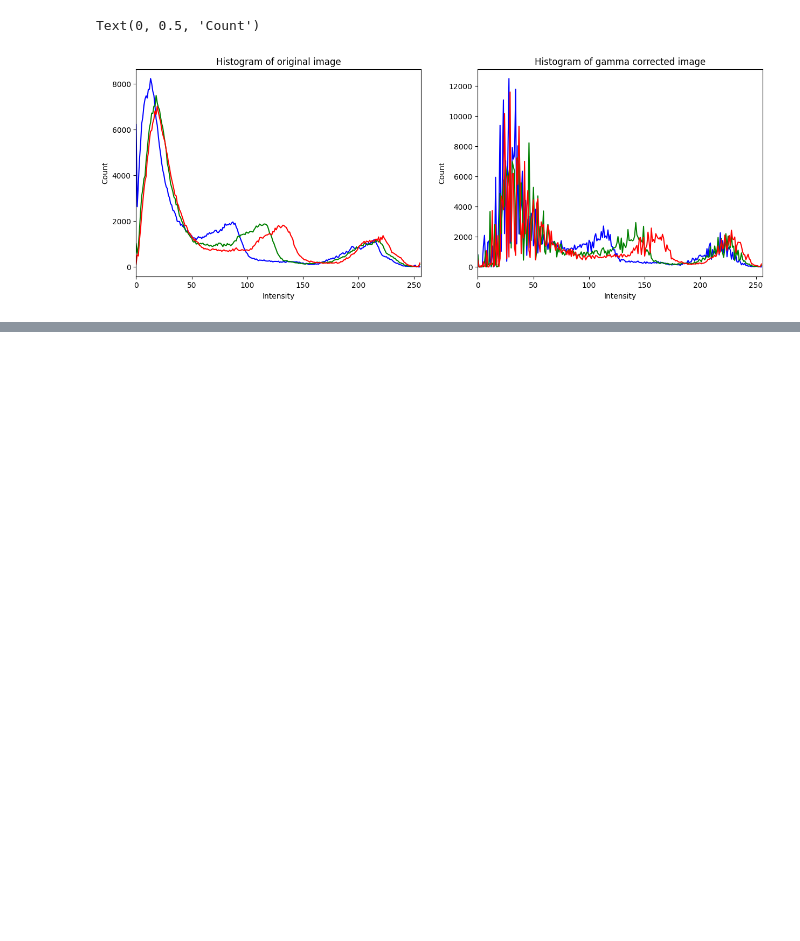
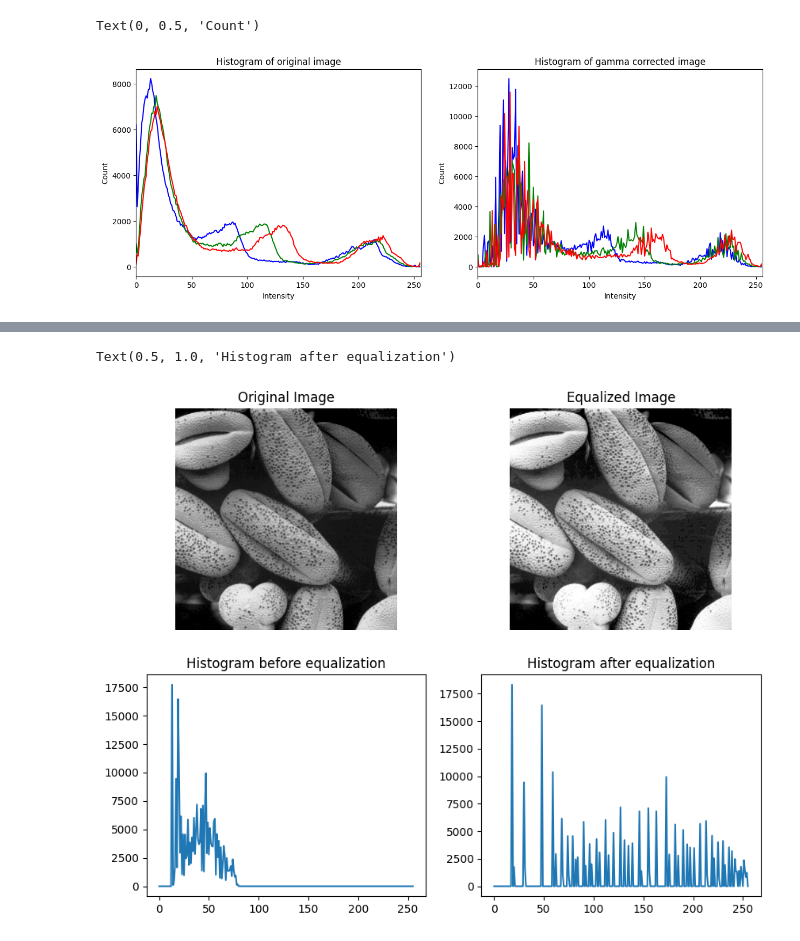
Before and after one commit to Anuki16/EN3160-assignment1, a Jupyter notebook: assignment1.ipynb, the cells around one changed output, grey strips where cells are left out. Drawn from its saved outputs; the diff is of its cells as text; code cells hidden in the pictures; blank space fills up the shorter version.

```diff
--- a/assignment1.ipynb
+++ b/assignment1.ipynb
@@ -196,0 +179,35 @@ array([[29, 26, 28, ..., 31, 36, 41],
+# %%
+# Question 5
+
+def hist_equalize(image):
+    total = image.shape[0] * image.shape[1]
+    hist, bins = np.histogram(image.ravel(), 256, [0, 256])
+    cdf = hist.cumsum()
+    transform = cdf * 255 / total
+    equalized_image = transform[image]
+    return equalized_image
+
+img5 = cv.imread( "images/shells.tif", cv.IMREAD_GRAYSCALE)
+equalized_img5 = hist_equalize(img5)
+
+before_hist, _ = np.histogram(img5.ravel(), 256, [0, 256])
+after_hist, _ = np.histogram(equalized_img5.ravel(), 256, [0, 256])
+
+plt.figure(figsize = (10, 8))
+plt.subplot(221)
+plt.imshow(img5, cmap = 'gray')
+plt.title("Original Image")
+plt.axis('off')
+plt.subplot(222)
+plt.imshow(equalized_img5, cmap = 'gray')
+plt.title("Equalized Image")
+plt.axis('off')
+plt.subplot(223)
+plt.plot(before_hist)
+plt.title("Histogram before equalization")
+plt.subplot(224)
+plt.plot(after_hist)
+plt.title("Histogram after equalization")
+# %% [output]
+Text(0.5, 1.0, 'Histogram after equalization')
+[figure, added]
```
Also changed, not shown: parts of 3 cells of this notebook, 1 other file.
